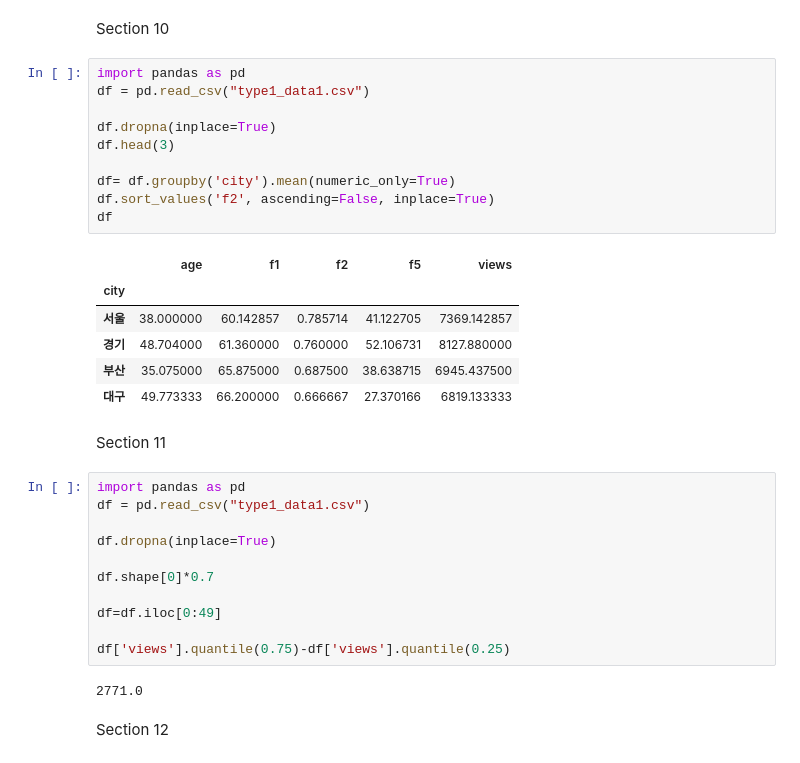
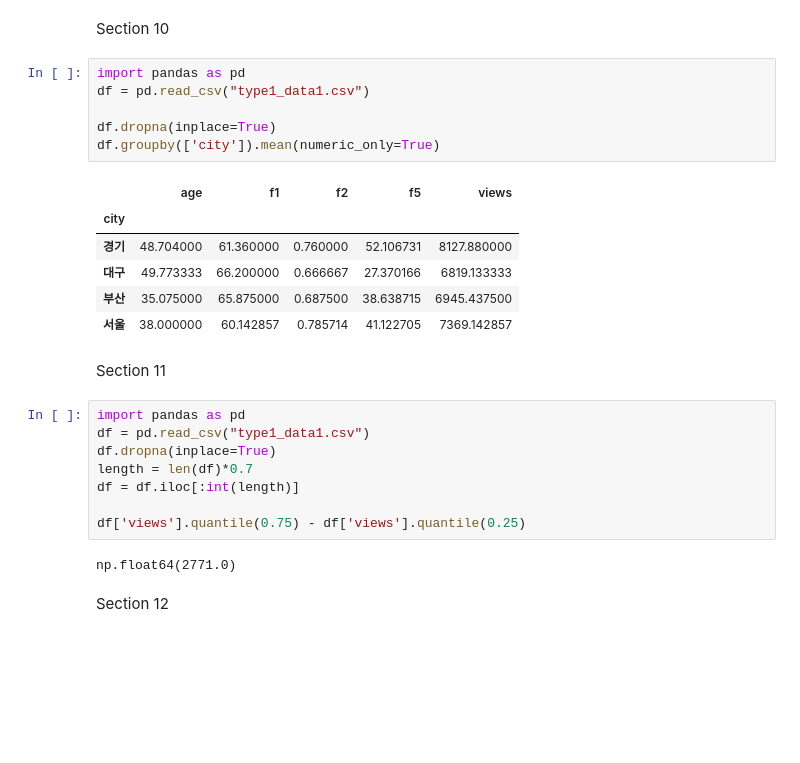
Before and after one commit to jimin3227/BigDataAnalysis, a Jupyter notebook: Part01_작업형1/Chapter03_Python_Practice.ipynb, the cells around one changed output. Cells and saved outputs as stored; diff of their text form; blank space fills up the shorter version.

```diff
--- a/Part01_작업형1/Chapter03_Python_Practice.ipynb
+++ b/Part01_작업형1/Chapter03_Python_Practice.ipynb
@@ -166,35 +160,28 @@ Section 10
 # %%
 import pandas as pd
 df = pd.read_csv("type1_data1.csv")
 
 df.dropna(inplace=True)
-df.head(3)
-
-df= df.groupby('city').mean(numeric_only=True)
-df.sort_values('f2', ascending=False, inplace=True)
-df
+df.groupby(['city']).mean(numeric_only=True)
 # %% [output]
 |  | age | f1 | f2 | f5 | views |
 | city |  |  |  |  |  |
+| 경기 | 48.704000 | 61.360000 | 0.760000 | 52.106731 | 8127.880000 |
+| 대구 | 49.773333 | 66.200000 | 0.666667 | 27.370166 | 6819.133333 |
+| 부산 | 35.075000 | 65.875000 | 0.687500 | 38.638715 | 6945.437500 |
 | 서울 | 38.000000 | 60.142857 | 0.785714 | 41.122705 | 7369.142857 |
-| 경기 | 48.704000 | 61.360000 | 0.760000 | 52.106731 | 8127.880000 |
-| 부산 | 35.075000 | 65.875000 | 0.687500 | 38.638715 | 6945.437500 |
-| 대구 | 49.773333 | 66.200000 | 0.666667 | 27.370166 | 6819.133333 |
 # %% [markdown]
 Section 11
 # %%
 import pandas as pd
 df = pd.read_csv("type1_data1.csv")
+df.dropna(inplace=True)
+length = len(df)*0.7
+df = df.iloc[:int(length)]
 
-df.dropna(inplace=True)
-
-df.shape[0]*0.7
-
-df=df.iloc[0:49]
-
-df['views'].quantile(0.75)-df['views'].quantile(0.25)
+df['views'].quantile(0.75) - df['views'].quantile(0.25)
 # %% [output]
-2771.0
+np.float64(2771.0)
 # %% [markdown]
 Section 12
 # %%
```
Also changed, not shown: parts of 87 cells of this notebook, 8 other files.
